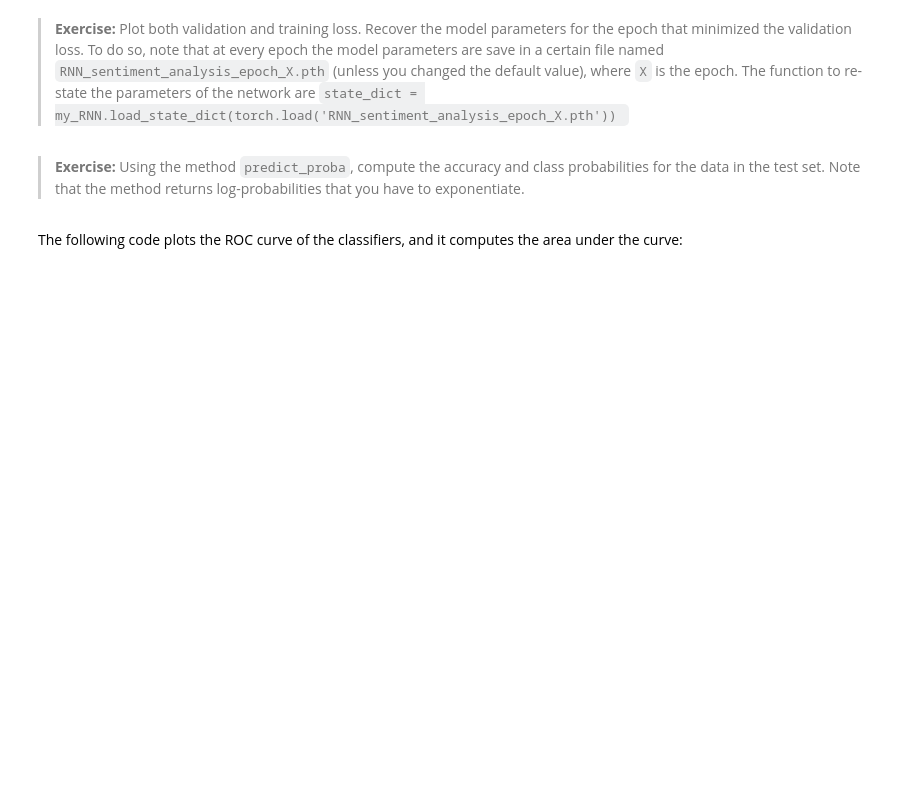
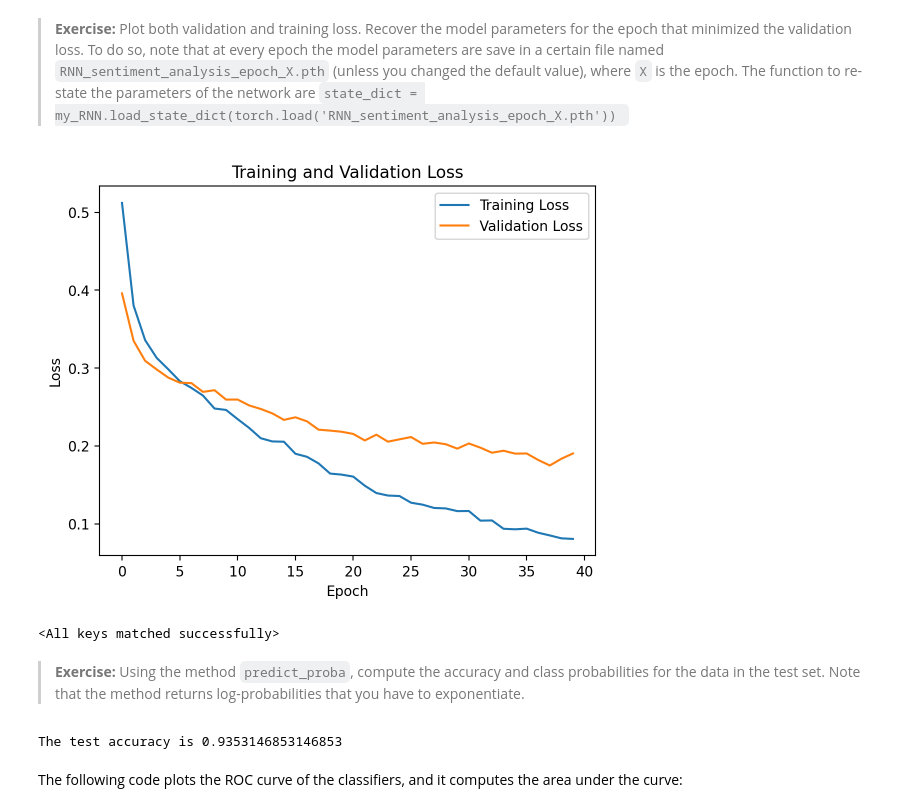
Before and after one commit to danitoribio/neural_networks, a Jupyter notebook: project3/Student_Lab_RNNs_Sentiment_Analysis.ipynb, the cells around one changed output. Saved outputs shown, nothing was run; the diff lists cells and outputs as text; code cells hidden in the pictures; blank space fills up the shorter version.

```diff
--- a/project3/Student_Lab_RNNs_Sentiment_Analysis.ipynb
+++ b/project3/Student_Lab_RNNs_Sentiment_Analysis.ipynb
@@ -203,7 +281,7 @@ class RNN(nn.Module):
         self.input_size = input_size
 
         # LSTM layer
-        self.rnn = #YOUR CODE HERE
+        self.rnn = nn.LSTM(input_size, hidden_dim, n_layers, batch_first=True)
 
         # last, fully-connected layer
         self.fc1 = nn.Linear(hidden_dim, output_size)
@@ -228,17 +306,19 @@ class RNN(nn.Module):
         seq_length = x.size(1)
 
         # Compute the RNN output (sequence of states for the whole input)
-        r_out, _ =  #YOUR CODE HERE
+        r_out, _ =  self.rnn(x)
 
         # Now it comes the tricky part. You have to stack in a (batch_size, hidden_dim) tensor, the right state
         # for each sequece. Namely, the state after processing the last real token (not the junk # ones)
         # The function torch.stack() can be handy
 
-        aux = torch.stack([r_out[[d],#YOUR  CODE HERE,:] for d in range(batch_size)]).reshape([-1,self.hidden_dim])
+        aux = torch.stack([r_out[d, lengths[d] - 1, :] for d in range(batch_size)])
+        # We classify using such tensor (don't forget the dropout!)
+        aux = self.dropout(aux)
 
-        # We classify using such tensor (don't forget the dropout!)
+        output = self.fc1(aux)
 
-        output = self.logsoftmax(#YOUR  CODE HERE)
+        output = self.logsoftmax(output)
 
 
         return output
@@ -276,7 +366,7 @@ o.shape
 # %%
 class RNN_with_train(RNN):
 
-    def __init__(self,input_size, output_size, hidden_dim, n_layers,prob=0.0,batch_size=50,lr=0.0005,saved_files='./saved_models/RNN_sentiment_analysis'):
+    def __init__(self,input_size, output_size, hidden_dim, n_layers,prob=0.0,batch_size=50,lr=0.0005,saved_files='/content/saved_models/RNN_sentiment_analysis'):
 
         super().__init__(input_size, output_size, hidden_dim, n_layers,prob)
 
@@ -311,7 +401,7 @@ class RNN_with_train(RNN):
 
             x_input = torch.Tensor([[w.vector for w in d] for d in docs])
 
-            logprobs = self.forward(x_input,#YOUR CODE HERE).detach().numpy()
+            logprobs = self.forward(x_input,lengths).detach().numpy()
 
             if(len(Y)>0):
 
@@ -372,11 +462,11 @@ class RNN_with_train(RNN):
 
                 # We code each document using the sequences of word embeddings
 
-                x_input = torch.Tensor([[w.vector for w in docs_train[d]] for d in #YOUR  CODE HERE])
+                x_input = torch.Tensor([[w.vector for w in docs_train[d]] for d in idx_batch])
 
                 # We compute the classifier output for every data
 
-                out = self.forward(x_input,[len_train[#YOUR  CODE HERE] for d in idx_batch])
+                out = self.forward(x_input,[len_train[d] for d in idx_batch])
 
                 # Cost function and gradient descent step
 
@@ -419,7 +509,7 @@ class RNN_with_train(RNN):
                     # Just in case there are empty documents, we ignore them
                     idx_batch = [d for d in idx_batch if len_val[d]>0]
 
-                    x_input = torch.Tensor(#YOUR  CODE HERE)
+                    x_input = torch.Tensor([[w.vector for w in docs_val[d]] for d in idx_batch])
 
                     out = self.forward(x_input,[len_val[d] for d in idx_batch])
 
@@ -437,7 +527,7 @@ class RNN_with_train(RNN):
 # %% [markdown]
 > **Exercise:** Instantiate and train the class using a hidden state of 20 dimensions and dropout probability equal to 0.3. Train for 40 epochs (can take a while)
 # %%
-my_RNN = RNN_with_train(#YOUR  CODE HERE)
+my_RNN = RNN_with_train(300,2,20,1,0.3)
 
 #Call train
 
@@ -448,21 +556,33 @@ my_RNN.fit(docs_train,docs_val,torch.Tensor(y_train),torch.Tensor(y_val),len_tra
 # %%
 # Plotting the train/val loss
 
-#YOUR  CODE HERE
+plt.plot(range(len(my_RNN.loss_during_training)), my_RNN.loss_during_training, label='Training Loss')
+plt.plot(range(len(my_RNN.valid_loss_during_training)), my_RNN.valid_loss_during_training, label='Validation Loss')
+plt.xlabel('Epoch')
+plt.ylabel('Loss')
+plt.title('Training and Validation Loss')
+plt.legend()
+plt.show()
+# %% [output]
+[figure, added]
 # %%
 # Recovering the best validation parameters
 
-idx_min = np.argsort(#YOUR  CODE HERE)
+idx_min = np.argsort(my_RNN.valid_loss_during_training)
 
 my_RNN.load_state_dict(torch.load(my_RNN.saved_files+'_epoch_'+str(idx_min[0])+'.pth'))
+# %% [output]
+<All keys matched successfully>
 # %% [markdown]
 > **Exercise:** Using the method `predict_proba`, compute the accuracy and class probabilities for the data in the test set. Note that the method returns log-probabilities that you have to exponentiate.
 # %%
-logprobs,acc = #YOUR  CODE HERE
+logprobs,acc =my_RNN.predict_proba(docs_test,len_test,y_test)
 
-probs = np.exp(logprobs)  #YOUR CODE HERE
+probs = np.exp(logprobs)
 
 print(f"The test accuracy is {acc}")
+# %% [output]
+The test accuracy is 0.9353146853146853
 # %% [markdown]
 The following code plots the ROC curve of the classifiers, and it computes the area under the curve:
 # %%
```
Also changed, not shown: parts of 16 cells of this notebook.
